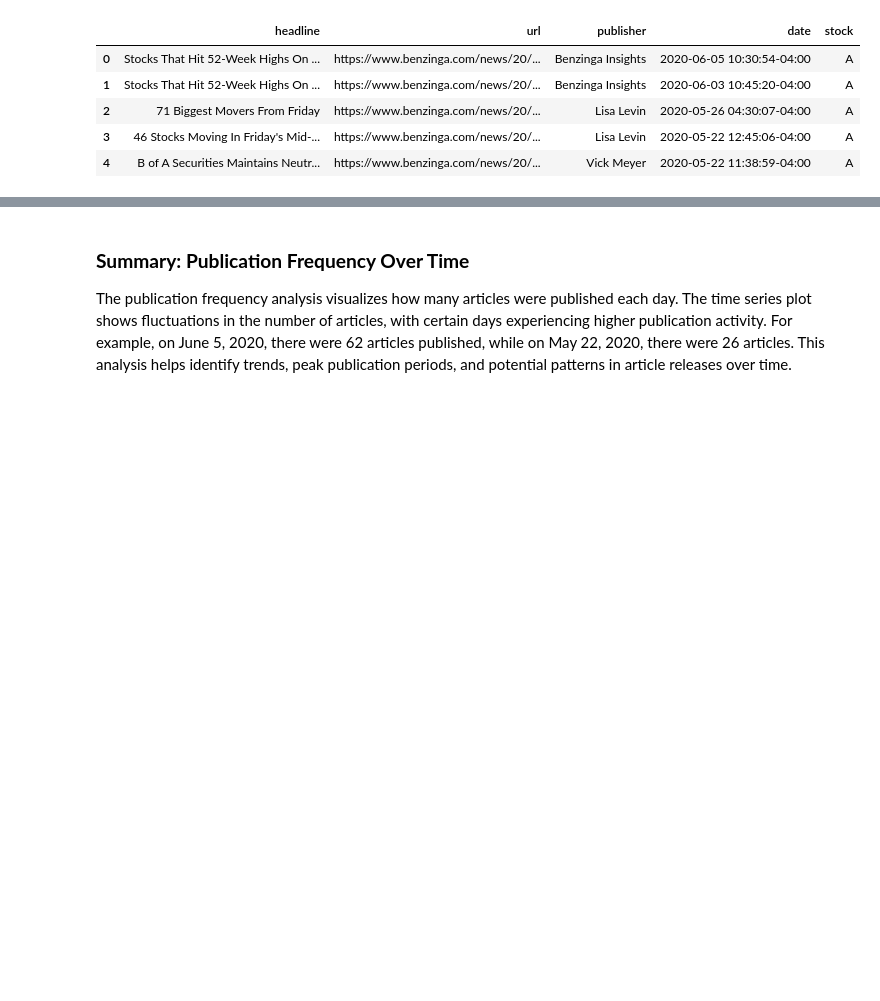
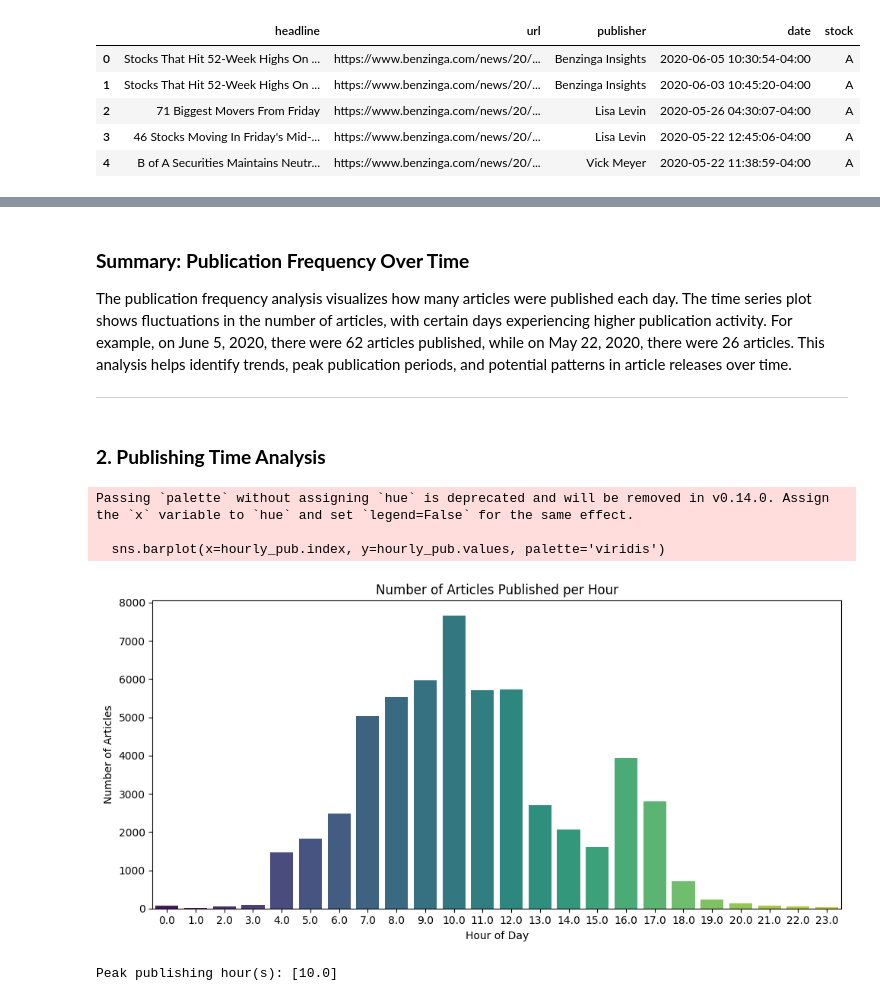
Before and after one commit to OliyadTeshome/News_Sentiment_Driven_Price_Prediction, a Jupyter notebook: notebooks/time_series_analysis.ipynb, the cells around one changed output, grey strips where cells are left out. Cells and saved outputs as stored; diff of their text form; code cells hidden in the pictures; blank space fills up the shorter version.

```diff
--- a/notebooks/time_series_analysis.ipynb
+++ b/notebooks/time_series_analysis.ipynb
@@ -47,3 +62,33 @@ plt.show()
 ### **Summary: Publication Frequency Over Time**
 
 The publication frequency analysis visualizes how many articles were published each day. The time series plot shows fluctuations in the number of articles, with certain days experiencing higher publication activity. For example, on June 5, 2020, there were 62 articles published, while on May 22, 2020, there were 26 articles. This analysis helps identify trends, peak publication periods, and potential patterns in article releases over time.
+
+---
+# %% [markdown]
+### **2. Publishing Time Analysis**
+# %%
+# Extract hour from the 'date' column
+df['hour'] = df['date'].dt.hour
+
+# Aggregate number of articles published per hour
+hourly_pub = df.groupby('hour').size()
+
+# Visualize the number of articles published per hour
+plt.figure(figsize=(10, 5))
+sns.barplot(x=hourly_pub.index, y=hourly_pub.values, palette='viridis')
+plt.title('Number of Articles Published per Hour')
+plt.xlabel('Hour of Day')
+plt.ylabel('Number of Articles')
+plt.xticks(range(0, 24))
+plt.tight_layout()
+plt.show()
+
+# Identify peak publishing hours
+peak_hours = hourly_pub[hourly_pub == hourly_pub.max()].index.tolist()
+print(f"Peak publishing hour(s): {peak_hours}")
+# %% [output]
+Passing `palette` without assigning `hue` is deprecated and will be removed in v0.14.0. Assign the `x` variable to `hue` and set `legend=False` for the same effect.
+
+  sns.barplot(x=hourly_pub.index, y=hourly_pub.values, palette='viridis')
+[figure, added]
+Peak publishing hour(s): [10.0]
```
Also changed, not shown: parts of 4 cells of this notebook.
